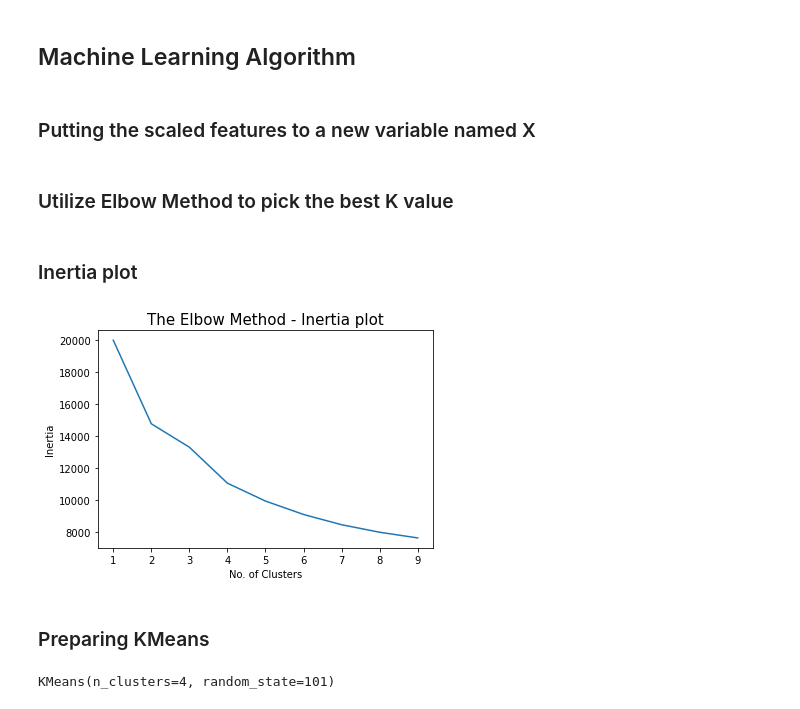
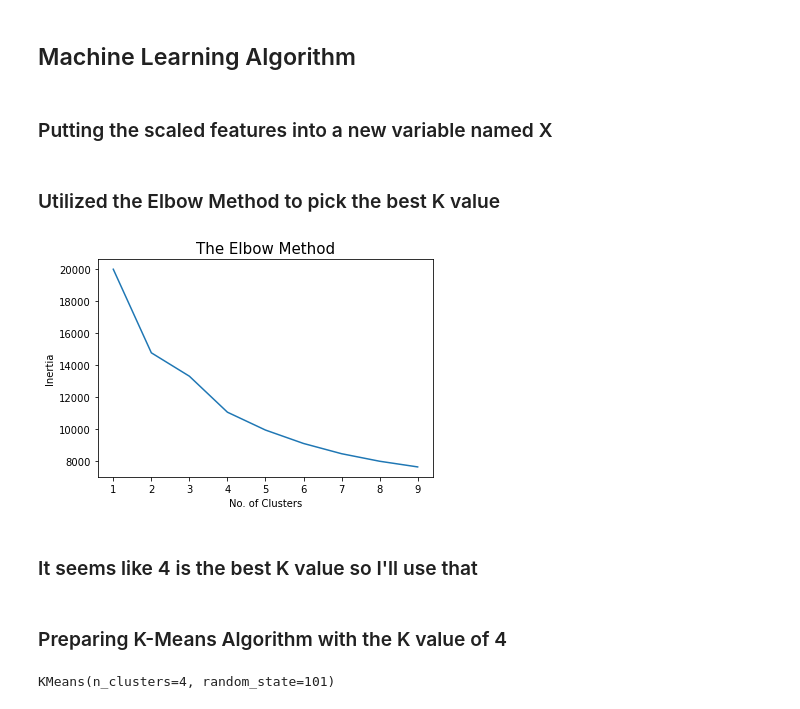
Before and after one commit to diazridzky/Customer-Personality-Segmentation, a Jupyter notebook: Customer_Personality.ipynb, the cells around one changed output. Cells and saved outputs as stored; diff of their text form; code cells hidden in the pictures.

```diff
--- a/Customer_Personality.ipynb
+++ b/Customer_Personality.ipynb
@@ -475,11 +465,11 @@ df_feat.head()
 # %% [markdown]
 ## Machine Learning Algorithm
 # %% [markdown]
-### Putting the scaled features to a new variable named X
+### Putting the scaled features into a new variable named X
 # %%
 X = scaled_features
 # %% [markdown]
-### Utilize Elbow Method to pick the best K value
+### Utilized the Elbow Method to pick the best K value
 # %%
 inertia = []
 #looping the inertia calculation for each k
@@ -492,18 +482,18 @@ for k in range(1, 10):
     inertia_value = cluster_model.inertia_
     #Append the inertia_value to inertia list
     inertia.append(inertia_value)
-# %% [markdown]
-### Inertia plot
 # %%
 plt.plot(range(1, 10), inertia)
-plt.title('The Elbow Method - Inertia plot', fontsize = 15)
+plt.title('The Elbow Method', fontsize = 15)
 plt.xlabel('No. of Clusters')
 plt.ylabel('Inertia')
 plt.show()
 # %% [output]
-[figure, old version]
+[figure, new version]
+# %% [markdown]
+### It seems like 4 is the best K value so I'll use that
 # %% [markdown]
-### Preparing KMeans
+### Preparing K-Means Algorithm with the K value of 4
 # %%
 kmeans = KMeans(n_clusters = 4, random_state = 101)
 kmeans.fit(X)
```
Also changed, not shown: parts of 4 cells of this notebook.
